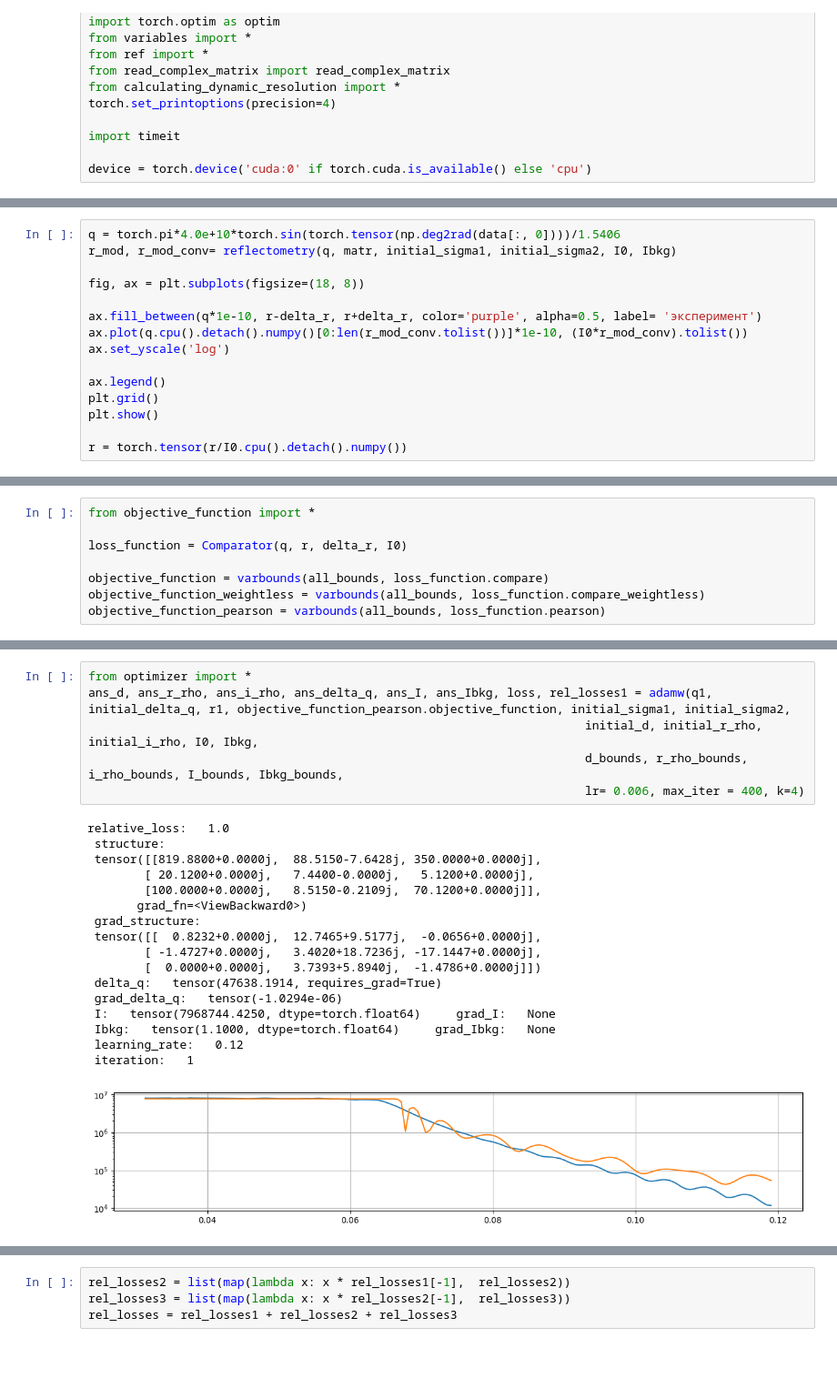
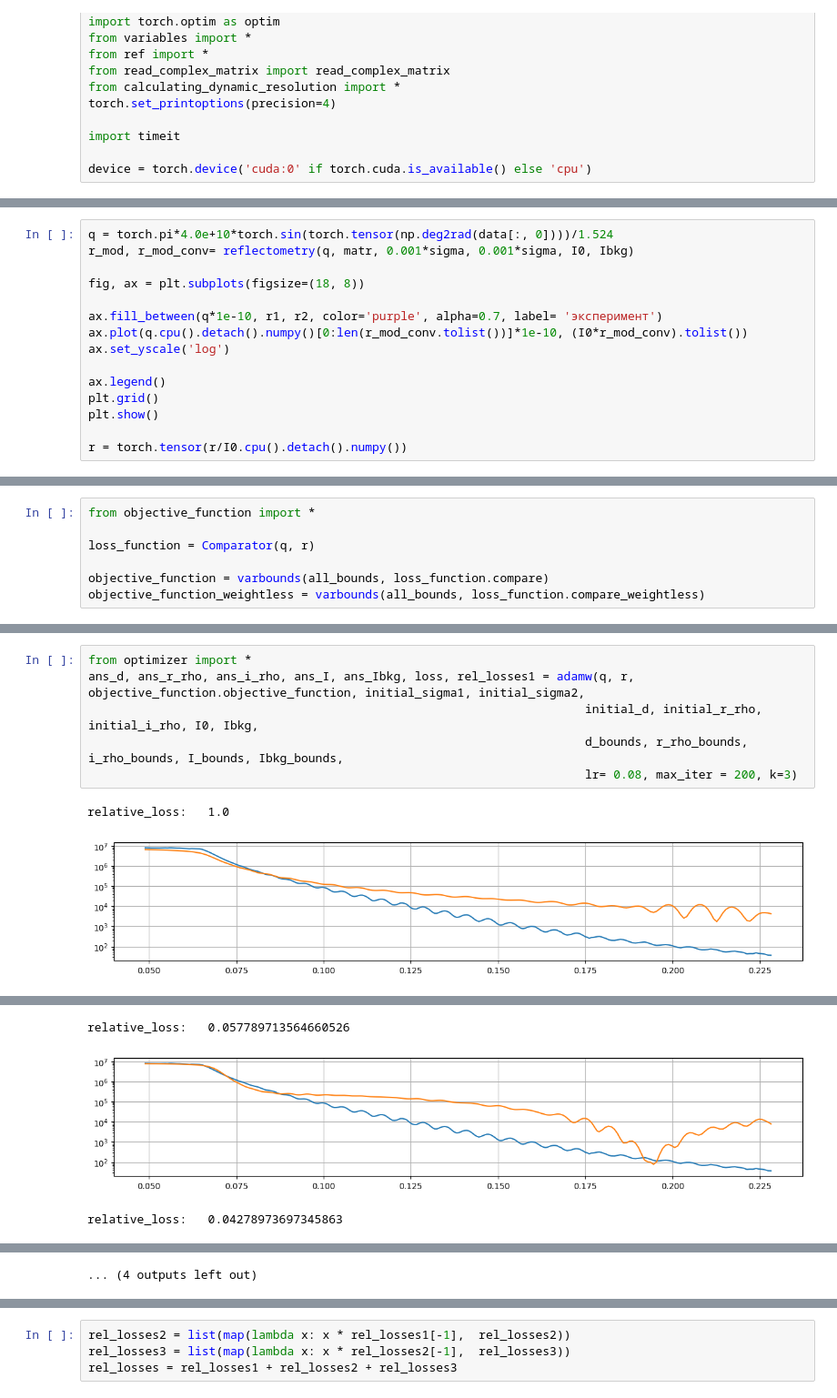
Before and after one commit to bool8192/Reflectometry, a Jupyter notebook: Documents/REF/fitting_experiment_pie/fitting.ipynb, the cells around one changed output, grey strips where cells are left out. Shown at 91% size. Drawn from its saved outputs; the diff is of its cells as text; blank space fills up the shorter version.

Commit message:
add_roughness_structure

```diff
--- a/Documents/REF/fitting_experiment_pie/fitting.ipynb
+++ b/Documents/REF/fitting_experiment_pie/fitting.ipynb
@@ -18,10 +20,10 @@ device = torch.device('cuda:0' if torch.cuda.is_available() else 'cpu')
 # %%
-q = torch.pi*4.0e+10*torch.sin(torch.tensor(np.deg2rad(data[:, 0])))/1.5406
-r_mod, r_mod_conv= reflectometry(q, matr, initial_sigma1, initial_sigma2, I0, Ibkg)
+q = torch.pi*4.0e+10*torch.sin(torch.tensor(np.deg2rad(data[:, 0])))/1.524
+r_mod, r_mod_conv= reflectometry(q, matr, 0.001*sigma, 0.001*sigma, I0, Ibkg)
 
 fig, ax = plt.subplots(figsize=(18, 8))
 
-ax.fill_between(q*1e-10, r-delta_r, r+delta_r, color='purple', alpha=0.5, label= 'эксперимент')
+ax.fill_between(q*1e-10, r1, r2, color='purple', alpha=0.7, label= 'эксперимент')
 ax.plot(q.cpu().detach().numpy()[0:len(r_mod_conv.tolist())]*1e-10, (I0*r_mod_conv).tolist())
 ax.set_yscale('log')
 
@@ -35,9 +37,8 @@ r = torch.tensor(r/I0.cpu().detach().numpy())
 # %%
 from objective_function import *
 
-loss_function = Comparator(q, r, delta_r, I0)
+loss_function = Comparator(q, r)
 
 objective_function = varbounds(all_bounds, loss_function.compare)
 objective_function_weightless = varbounds(all_bounds, loss_function.compare_weightless)
-objective_function_pearson = varbounds(all_bounds, loss_function.pearson)
 # %%
@@ -66,24 +52,9 @@ r3 = r[:3*n_split]
 # %%
 from optimizer import *
-ans_d, ans_r_rho, ans_i_rho, ans_delta_q, ans_I, ans_Ibkg, loss, rel_losses1 = adamw(q1, initial_delta_q, r1, objective_function_pearson.objective_function, initial_sigma1, initial_sigma2,
+ans_d, ans_r_rho, ans_i_rho, ans_I, ans_Ibkg, loss, rel_losses1 = adamw(q, r, objective_function.objective_function, initial_sigma1, initial_sigma2,
                                                                       initial_d, initial_r_rho, initial_i_rho, I0, Ibkg,
                                                                       d_bounds, r_rho_bounds, i_rho_bounds, I_bounds, Ibkg_bounds,
-                                                                      lr= 0.006, max_iter = 400, k=4)
+                                                                      lr= 0.08, max_iter = 200, k=3)
 # %% [output]
 relative_loss:   1.0
- structure:
- tensor([[819.8800+0.0000j,  88.5150-7.6428j, 350.0000+0.0000j],
-        [ 20.1200+0.0000j,   7.4400-0.0000j,   5.1200+0.0000j],
-        [100.0000+0.0000j,   8.5150-0.2109j,  70.1200+0.0000j]],
-       grad_fn=<ViewBackward0>)
- grad_structure:
- tensor([[  0.8232+0.0000j,  12.7465+9.5177j,  -0.0656+0.0000j],
-        [ -1.4727+0.0000j,   3.4020+18.7236j, -17.1447+0.0000j],
-        [  0.0000+0.0000j,   3.7393+5.8940j,  -1.4786+0.0000j]])
- delta_q:   tensor(47638.1914, requires_grad=True)
- grad_delta_q:   tensor(-1.0294e-06)
- I:   tensor(7968744.4250, dtype=torch.float64)     grad_I:   None
- Ibkg:   tensor(1.1000, dtype=torch.float64)     grad_Ibkg:   None
- learning_rate:   0.12
- iteration:   1
-[figure, old version]
+[figure, new version]
@@ -140,0 +67,3 @@ relative_loss:   0.2291397769314054
+relative_loss:   0.057789713564660526
+[figure, added]
+relative_loss:   0.04278973697345863
@@ -140,0 +71 @@ relative_loss:   0.2291397769314054
+... (4 outputs left out)
```
Also changed, not shown: parts of 14 cells of this notebook, 43 other files.
